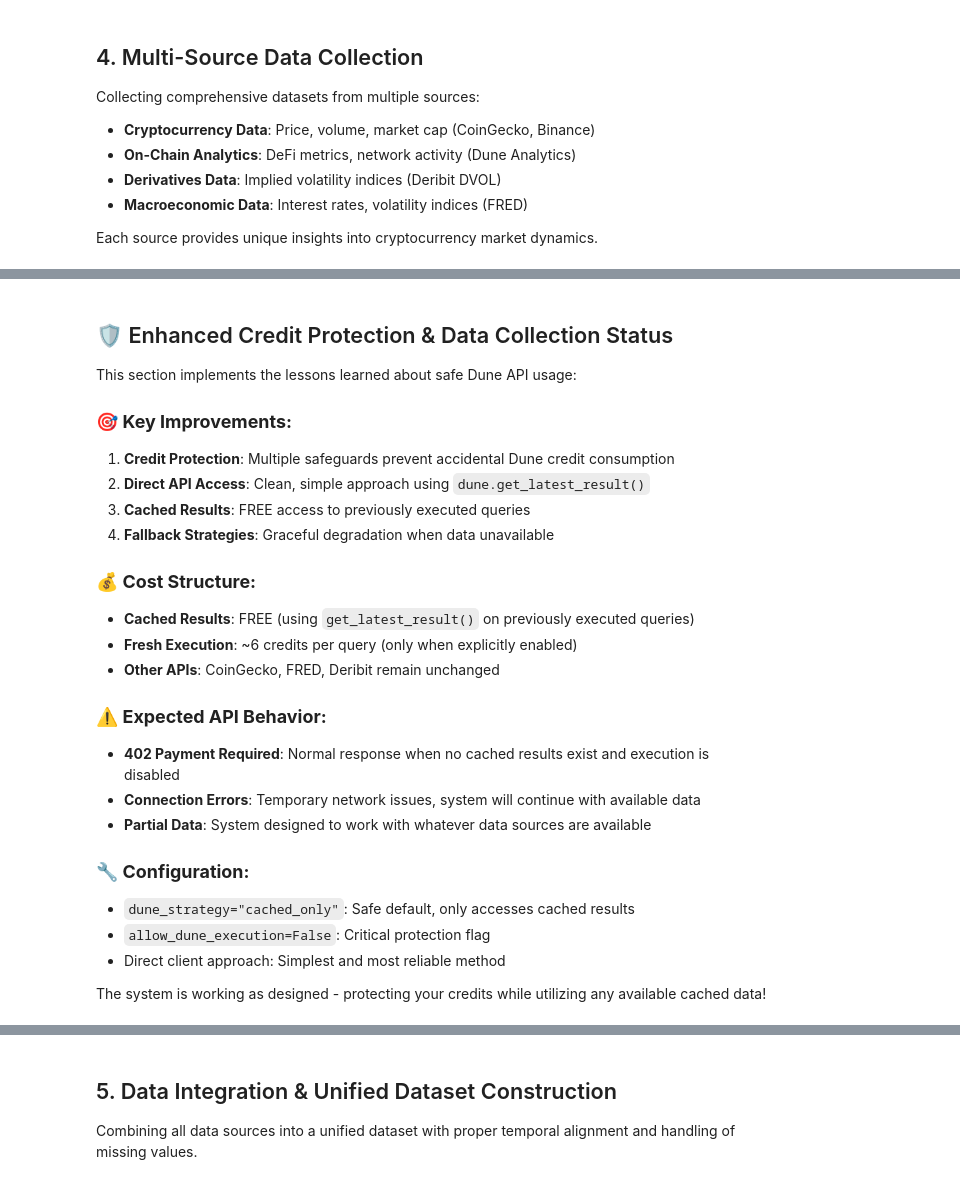
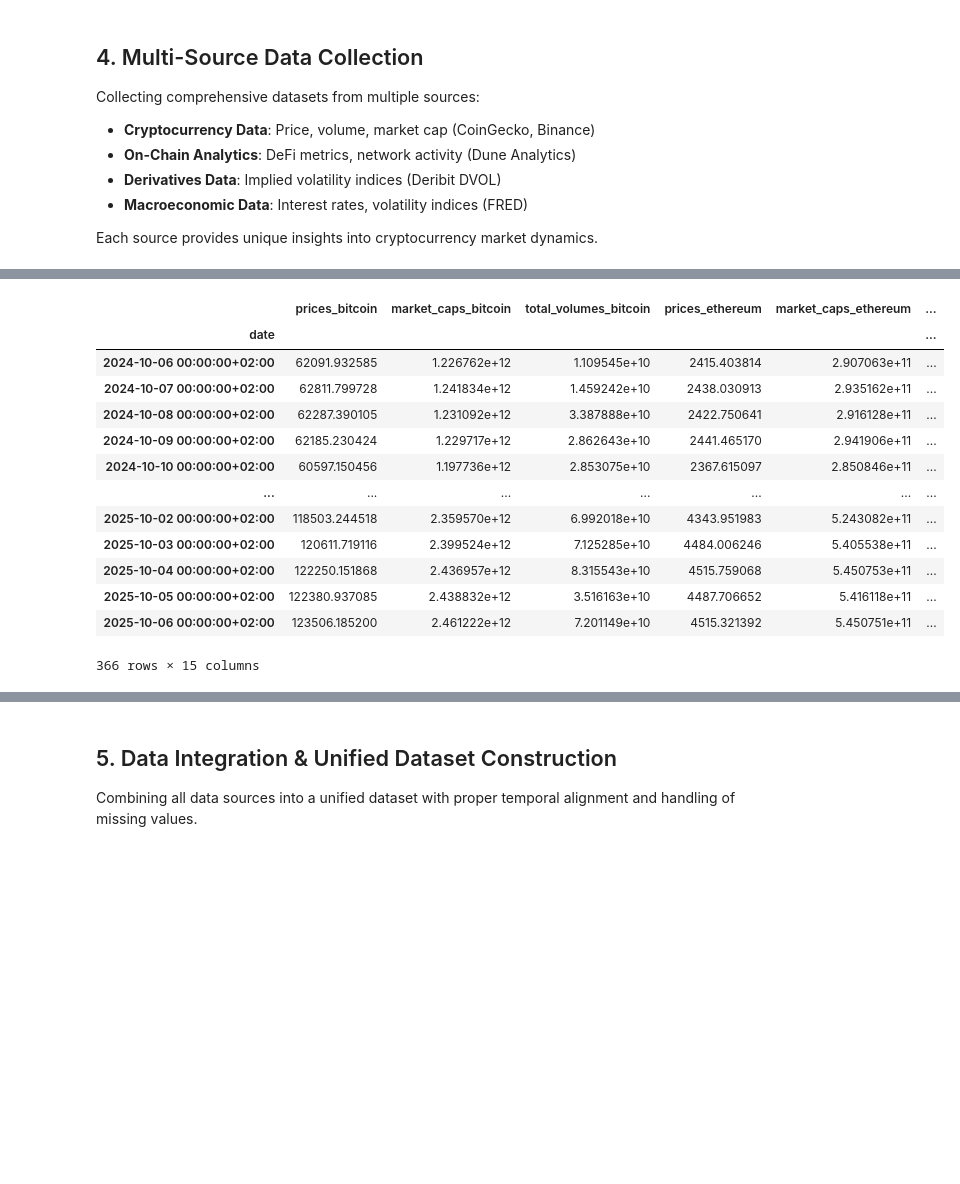
Before and after one commit to Amalio-Hidalgo/CryptoMarketForecasting-new, a Jupyter notebook: v2-volatility-forecasting/notebooks/main_pipeline.ipynb, the cells around one changed output, grey strips where cells are left out. Drawn from its saved outputs; the diff is of its cells as text; code cells hidden in the pictures; blank space fills up the shorter version.

```diff
--- a/v2-volatility-forecasting/notebooks/main_pipeline.ipynb
+++ b/v2-volatility-forecasting/notebooks/main_pipeline.ipynb
@@ -496,27 +526,17 @@ print(dune_data.columns.tolist()[:10])  # Show first 10 columns
-# %% [markdown]
-## 🛡️ Enhanced Credit Protection & Data Collection Status
-
-This section implements the lessons learned about safe Dune API usage:
-
-### 🎯 **Key Improvements:**
-1. **Credit Protection**: Multiple safeguards prevent accidental Dune credit consumption
-2. **Direct API Access**: Clean, simple approach using `dune.get_latest_result()`
-3. **Cached Results**: FREE access to previously executed queries
-4. **Fallback Strategies**: Graceful degradation when data unavailable
-
-### 💰 **Cost Structure:**
-- **Cached Results**: FREE (using `get_latest_result()` on previously executed queries)
-- **Fresh Execution**: ~6 credits per query (only when explicitly enabled)
-- **Other APIs**: CoinGecko, FRED, Deribit remain unchanged
-
-### ⚠️ **Expected API Behavior:**
-- **402 Payment Required**: Normal response when no cached results exist and execution is disabled
-- **Connection Errors**: Temporary network issues, system will continue with available data
-- **Partial Data**: System designed to work with whatever data sources are available
-
-### 🔧 **Configuration:**
-- `dune_strategy="cached_only"`: Safe default, only accesses cached results
-- `allow_dune_execution=False`: Critical protection flag
-- Direct client approach: Simplest and most reliable method
-
-The system is working as designed - protecting your credits while utilizing any available cached data!
+# %%
+coingecko_data.dropna()
+# %% [output]
+|  | prices_bitcoin | market_caps_bitcoin | total_volumes_bitcoin | prices_ethereum | market_caps_ethereum | ... |
+| date |  |  |  |  |  | ... |
+| 2024-10-06 00:00:00+02:00 | 62091.932585 | 1.226762e+12 | 1.109545e+10 | 2415.403814 | 2.907063e+11 | ... |
+| 2024-10-07 00:00:00+02:00 | 62811.799728 | 1.241834e+12 | 1.459242e+10 | 2438.030913 | 2.935162e+11 | ... |
+| 2024-10-08 00:00:00+02:00 | 62287.390105 | 1.231092e+12 | 3.387888e+10 | 2422.750641 | 2.916128e+11 | ... |
+| 2024-10-09 00:00:00+02:00 | 62185.230424 | 1.229717e+12 | 2.862643e+10 | 2441.465170 | 2.941906e+11 | ... |
+| 2024-10-10 00:00:00+02:00 | 60597.150456 | 1.197736e+12 | 2.853075e+10 | 2367.615097 | 2.850846e+11 | ... |
+| ... | ... | ... | ... | ... | ... | ... |
+| 2025-10-02 00:00:00+02:00 | 118503.244518 | 2.359570e+12 | 6.992018e+10 | 4343.951983 | 5.243082e+11 | ... |
+| 2025-10-03 00:00:00+02:00 | 120611.719116 | 2.399524e+12 | 7.125285e+10 | 4484.006246 | 5.405538e+11 | ... |
+| 2025-10-04 00:00:00+02:00 | 122250.151868 | 2.436957e+12 | 8.315543e+10 | 4515.759068 | 5.450753e+11 | ... |
+| 2025-10-05 00:00:00+02:00 | 122380.937085 | 2.438832e+12 | 3.516163e+10 | 4487.706652 | 5.416118e+11 | ... |
+| 2025-10-06 00:00:00+02:00 | 123506.185200 | 2.461222e+12 | 7.201149e+10 | 4515.321392 | 5.450751e+11 | ... |
+366 rows × 15 columns
```
Also changed, not shown: parts of 18 cells of this notebook, 9 other files.
